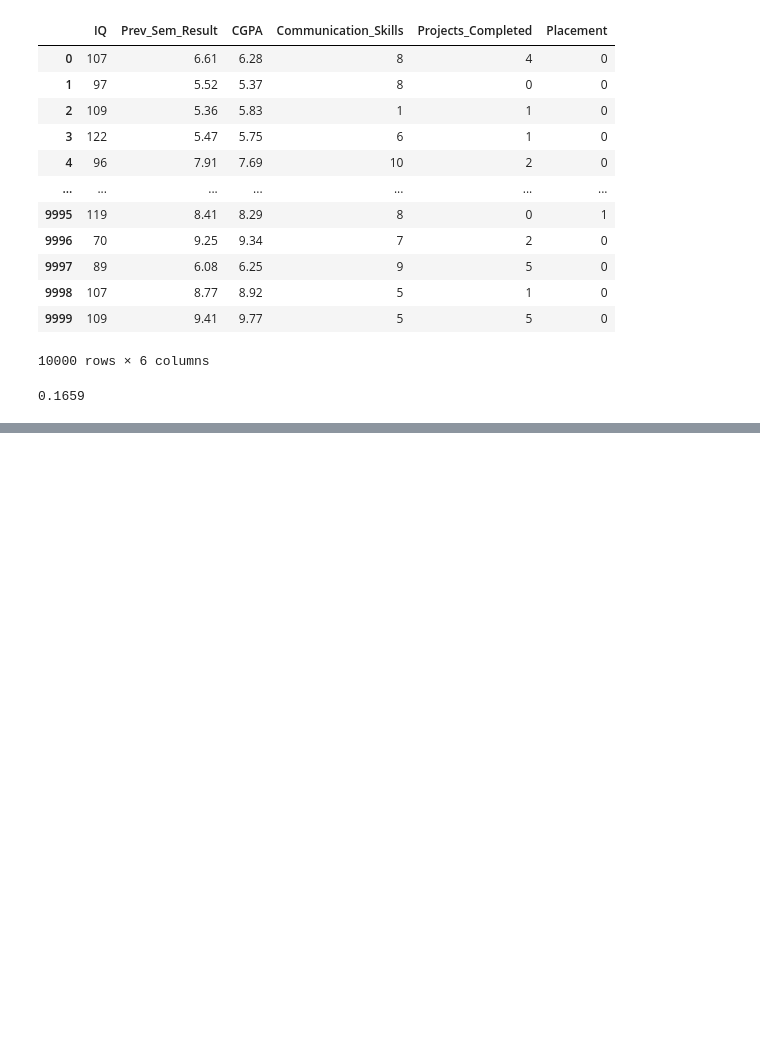
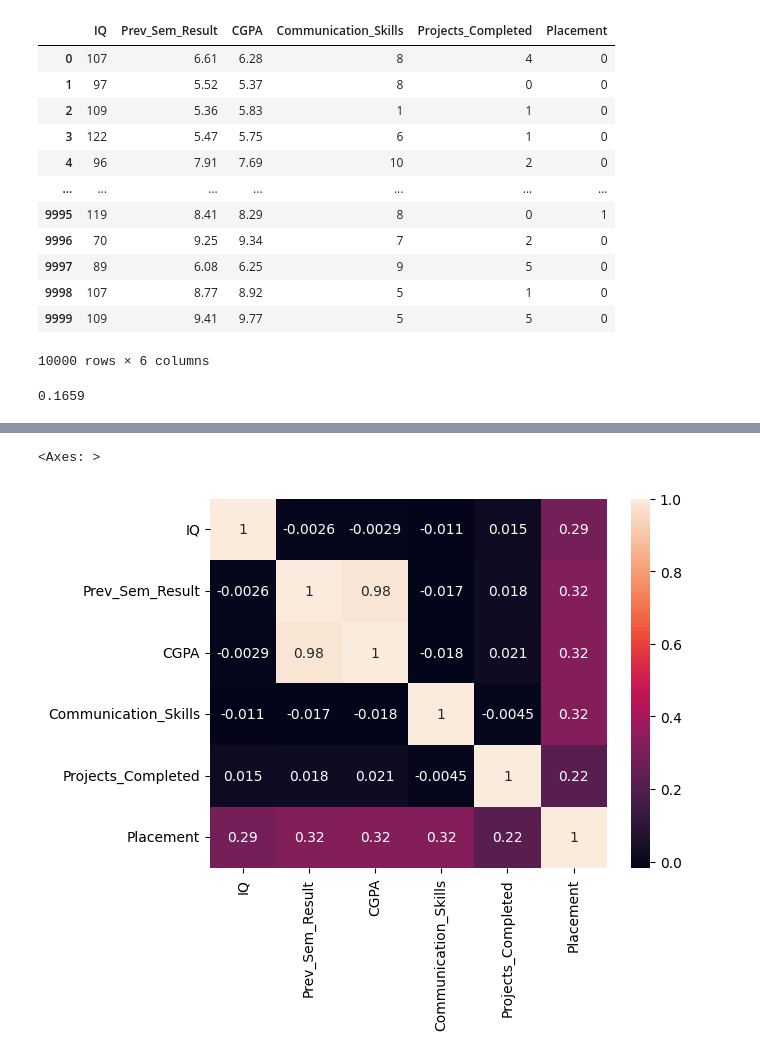
Before and after one commit to Arinjai-gupt/DS-Project-1, a Jupyter notebook: ds-project-1.ipynb, the cells around one changed output, grey strips where cells are left out. Cells and saved outputs as stored; diff of their text form; code cells hidden in the pictures; blank space fills up the shorter version.

```diff
--- a/ds-project-1.ipynb
+++ b/ds-project-1.ipynb
@@ -113,0 +119,5 @@ placement_equals_1
+# %%
+sns.heatmap(feature_selected_data.corr(), annot=True)
+# %% [output]
+<Axes: >
+[figure, added]
```
Also changed, not shown: parts of 2 cells of this notebook.
